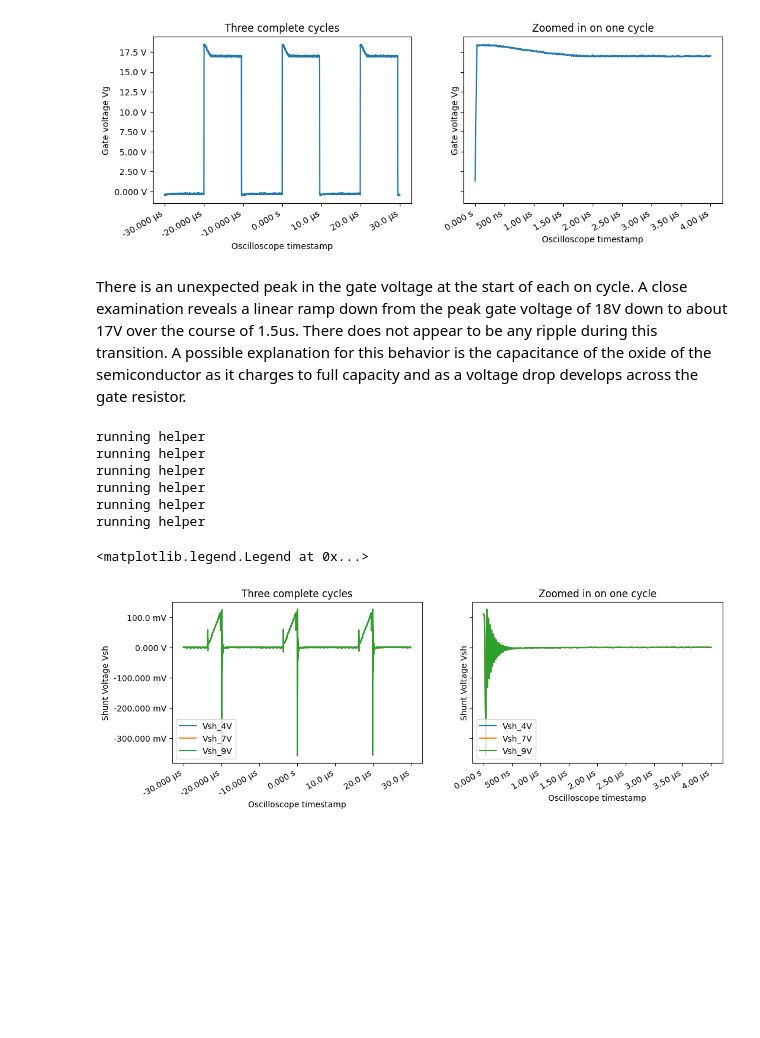
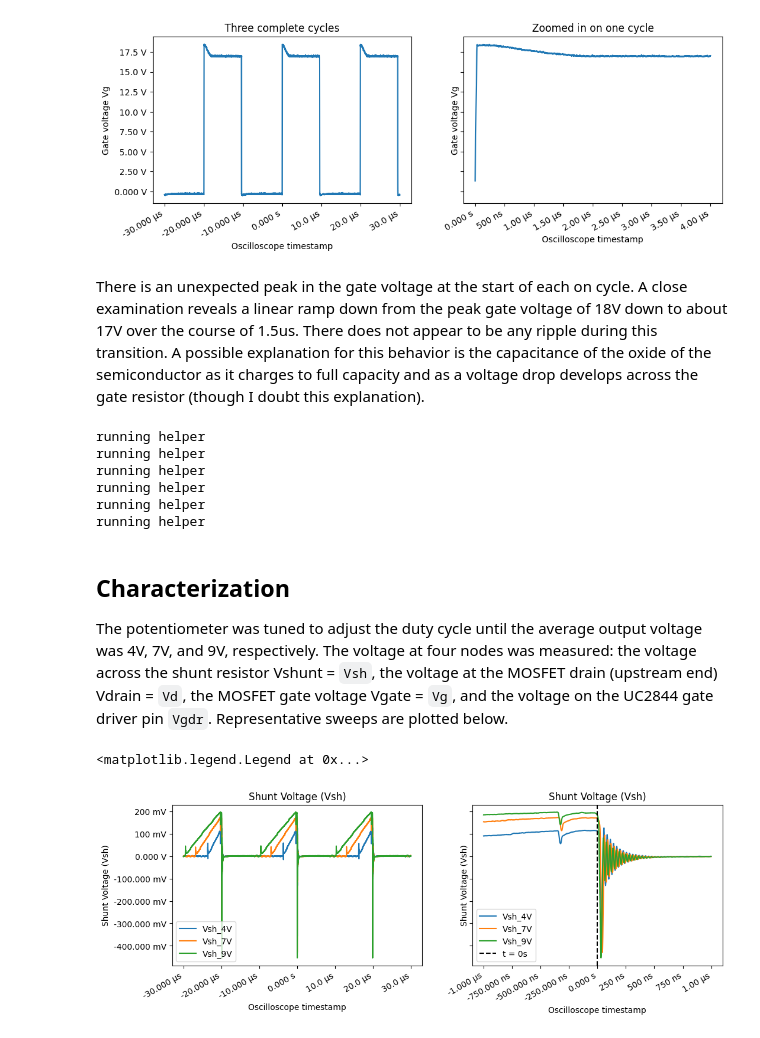
Before and after one commit to ianeyk/power-electronics, a Jupyter notebook: Lab 3/lab3_report.ipynb, the cells around one changed output. Cells and saved outputs as stored; diff of their text form; code cells hidden in the pictures; blank space fills up the shorter version.

Commit message:
finish figure descriptions

```diff
--- a/Lab 3/lab3_report.ipynb
+++ b/Lab 3/lab3_report.ipynb
@@ -33,44 +33,49 @@ helper.axes_labels("Oscilloscope timestamp", "s", "Gate voltage Vg", "V", title
 running helper
 [figure]
 # %% [markdown]
-There is an unexpected peak in the gate voltage at the start of each on cycle. A close examination reveals a linear ramp down from the peak gate voltage of 18V down to about 17V over the course of 1.5us. There does not appear to be any ripple during this transition. A possible explanation for this behavior is the capacitance of the oxide of the semiconductor as it charges to full capacity and as a voltage drop develops across the gate resistor.
+There is an unexpected peak in the gate voltage at the start of each on cycle. A close examination reveals a linear ramp down from the peak gate voltage of 18V down to about 17V over the course of 1.5us. There does not appear to be any ripple during this transition. A possible explanation for this behavior is the capacitance of the oxide of the semiconductor as it charges to full capacity and as a voltage drop develops across the gate resistor (though I doubt this explanation).
+# %%
+# Task 3 csv files: Vshunt and Vdrain
+(df_task3_4V, tspan, tstep) = helper.read_rigol_csv("Task3_4Vout.csv", ch1 = "Vsh_4V", ch2 = "Vd_4V")
+(df_task3_7V, tspan, tstep) = helper.read_rigol_csv("Task3_7Vout.csv", ch1 = "Vsh_7V", ch2 = "Vd_7V")
+(df_task3_9V, tspan, tstep) = helper.read_rigol_csv("Task3_9Vout.csv", ch1 = "Vsh_9V", ch2 = "Vd_9V")
+
+# Task 4 csv files: Vgdr and Vg
+(df_task4_4V, tspan, tstep) = helper.read_rigol_csv("Task4_4Vout.csv", ch1 = "Vgdr_4V", ch2 = "Vg_4V")
+(df_task4_7V, tspan, tstep) = helper.read_rigol_csv("Task4_7Vout.csv", ch1 = "Vgdr_7V", ch2 = "Vg_7V")
+(df_task4_9V, tspan, tstep) = helper.read_rigol_csv("Task4_9Vout.csv", ch1 = "Vgdr_9V", ch2 = "Vg_9V")
+
+# Combine all variables into one for convenience
+df = df_task3_4V.set_index("t").join([df_task3_7V.set_index("t"), df_task3_9V.set_index("t"), df_task4_4V.set_index("t"), df_task4_7V.set_index("t"), df_task4_9V.set_index("t")]).reset_index()
+# %% [output]
+running helper
+running helper
+running helper
+running helper
+running helper
+running helper
+# %% [markdown]
+## Characterization
+The potentiometer was tuned to adjust the duty cycle until the average output voltage was 4V, 7V, and 9V, respectively. The voltage at four nodes was measured: the voltage across the shunt resistor Vshunt = `Vsh`, the voltage at the MOSFET drain (upstream end) Vdrain = `Vd`, the MOSFET gate voltage Vgate = `Vg`, and the voltage on the UC2844 gate driver pin `Vgdr`. Representative sweeps are plotted below.
 # %%
-# Task 3 csv files: Vshunt and Vdrain
-(df_task3_4V, tspan, tstep) = helper.read_rigol_csv("Task3_4Vout.csv", ch1 = "Vsh_4V", ch2 = "Vd_4V")
-(df_task3_7V, tspan, tstep) = helper.read_rigol_csv("Task3_4Vout.csv", ch1 = "Vsh_7V", ch2 = "Vd_7V")
-(df_task3_9V, tspan, tstep) = helper.read_rigol_csv("Task3_4Vout.csv", ch1 = "Vsh_9V", ch2 = "Vd_9V")
-
-# Task 4 csv files: Vgdr and Vg
-(df_task4_4V, tspan, tstep) = helper.read_rigol_csv("Task3_4Vout.csv", ch1 = "Vgdr_4V", ch2 = "Vg_4V")
-(df_task4_7V, tspan, tstep) = helper.read_rigol_csv("Task3_4Vout.csv", ch1 = "Vgdr_7V", ch2 = "Vg_7V")
-(df_task4_9V, tspan, tstep) = helper.read_rigol_csv("Task3_4Vout.csv", ch1 = "Vgdr_9V", ch2 = "Vg_9V")
-
-# Combine all variables into one for convenience
-df = df_task3_4V.set_index("t").join([df_task3_7V.set_index("t"), df_task3_9V.set_index("t"), df_task4_4V.set_index("t"), df_task4_7V.set_index("t"), df_task4_9V.set_index("t")]).reset_index()
-
 # Vshunt
 df_envelope = df
-df_zoom = df[(df["t"] > 0) & (df["t"] < 4e-6)]
+df_zoom = df[(df["t"] > -1e-6) & (df["t"] < 1e-6)]
 
 fig, (ax1, ax2) = plt.subplots(nrows = 1, ncols = 2, sharex = False, sharey = True, figsize = (12, 4))
 fig.autofmt_xdate()
-helper.axes_labels("Oscilloscope timestamp", "s", "Shunt Voltage Vsh", "V", title = "Three complete cycles", ax = ax1)
+helper.axes_labels("Oscilloscope timestamp", "s", "Shunt Voltage (Vsh)", "V", title = "Shunt Voltage (Vsh)", ax = ax1)
 ax1.plot(df_envelope["t"], df_envelope["Vsh_4V"], label = "Vsh_4V")
 ax1.plot(df_envelope["t"], df_envelope["Vsh_7V"], label = "Vsh_7V")
 ax1.plot(df_envelope["t"], df_envelope["Vsh_9V"], label = "Vsh_9V")
 ax1.legend(loc = "lower left")
 
-helper.axes_labels("Oscilloscope timestamp", "s", "Shunt Voltage Vsh", "V", title = "Zoomed in on one cycle", ax = ax2)
+helper.axes_labels("Oscilloscope timestamp", "s", "Shunt Voltage (Vsh)", "V", title = "Shunt Voltage (Vsh)", ax = ax2)
 ax2.plot(df_zoom["t"], df_zoom["Vsh_4V"], label = "Vsh_4V")
 ax2.plot(df_zoom["t"], df_zoom["Vsh_7V"], label = "Vsh_7V")
 ax2.plot(df_zoom["t"], df_zoom["Vsh_9V"], label = "Vsh_9V")
+plt.axvline(x = 0, color = "black", linestyle = "dashed", label = "t = 0s")
 ax2.legend(loc = "lower left")
 # %% [output]
-running helper
-running helper
-running helper
-running helper
-running helper
-running helper
+<matplotlib.legend.Legend at 0x...>
-<matplotlib.legend.Legend at 0x...>
-[figure, old version]
+[figure, new version]
```
Also changed, not shown: parts of 7 cells of this notebook, 3 other files.
